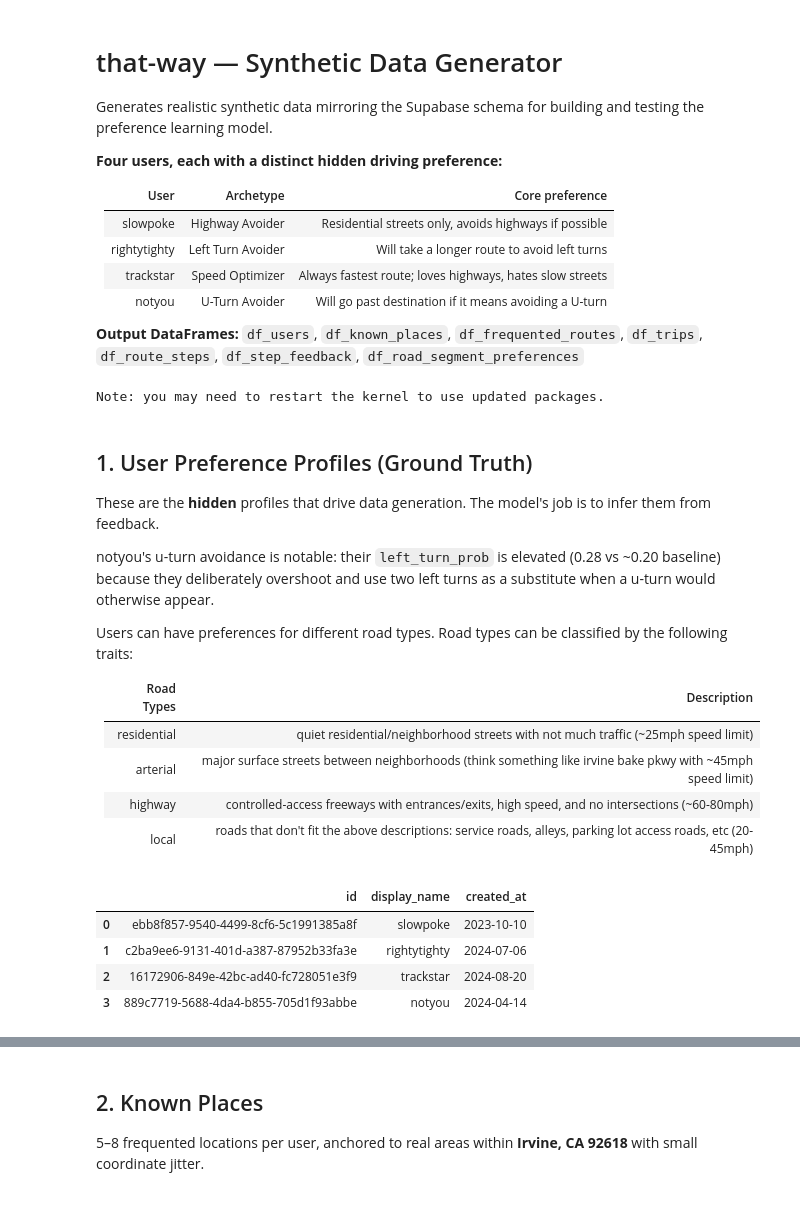
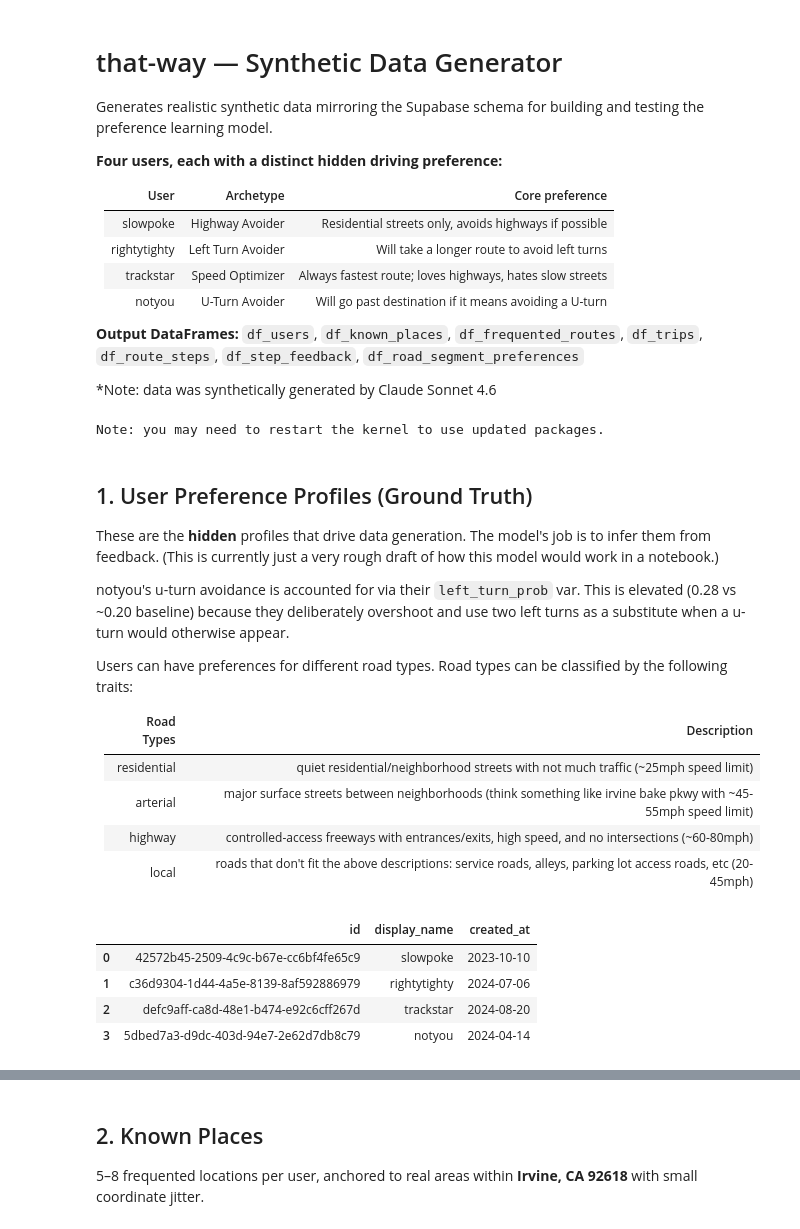
Before and after one commit to madeleinetwang/that-way, a Jupyter notebook: backend/notebooks/synthetic_data.ipynb, the cells around one changed output, grey strips where cells are left out. Saved outputs shown, nothing was run; the diff lists cells and outputs as text; code cells hidden in the pictures.

Commit message:
create synthetic data for model

```diff
--- a/backend/notebooks/synthetic_data.ipynb
+++ b/backend/notebooks/synthetic_data.ipynb
@@ -13,6 +13,8 @@ Generates realistic synthetic data mirroring the Supabase schema for building an
 | notyou | U-Turn Avoider | Will go past destination if it means avoiding a U-turn |
 
 **Output DataFrames:** `df_users`, `df_known_places`, `df_frequented_routes`, `df_trips`, `df_route_steps`, `df_step_feedback`, `df_road_segment_preferences`
+
+*Note: data was synthetically generated by Claude Sonnet 4.6
 # %%
 %pip install pandas numpy matplotlib seaborn scikit-learn --quiet
 # %% [output]
@@ -35,16 +37,16 @@ def uid():
 # %% [markdown]
 ## 1. User Preference Profiles (Ground Truth)
 
-These are the **hidden** profiles that drive data generation. The model's job is to infer them from feedback.
+These are the **hidden** profiles that drive data generation. The model's job is to infer them from feedback. (This is currently just a very rough draft of how this model would work in a notebook.)
 
-notyou's u-turn avoidance is notable: their `left_turn_prob` is elevated (0.28 vs ~0.20 baseline) because they deliberately overshoot and use two left turns as a substitute when a u-turn would otherwise appear.
+notyou's u-turn avoidance is accounted for via their `left_turn_prob` var. This is elevated (0.28 vs ~0.20 baseline) because they deliberately overshoot and use two left turns as a substitute when a u-turn would otherwise appear.
 
 Users can have preferences for different road types. Road types can be classified by the following traits:
 
 | Road Types | Description |
 |------|-----------|
 | residential | quiet residential/neighborhood streets with not much traffic (~25mph speed limit) |
-| arterial | major surface streets between neighborhoods (think something like irvine bake pkwy with ~45mph speed limit) |
+| arterial | major surface streets between neighborhoods (think something like irvine bake pkwy with ~45-55mph speed limit) |
 | highway | controlled-access freeways with entrances/exits, high speed, and no intersections (~60-80mph) |
 | local | roads that don't fit the above descriptions: service roads, alleys, parking lot access roads, etc (20-45mph) |
 # %%
@@ -52,21 +54,24 @@ PROFILES = {
     'slowpoke': {
         'display_name': 'slowpoke',
         'archetype': 'Highway Avoider',
-        'description': 'Prefers residential streets, avoids highways at all costs',
+        'description': 'Prefers residential streets, avoids highways if possible',
         'avoids_highways':    True,
         'avoids_left_turns':  False,
+        'avoids_right_turns': False,
         'avoids_u_turns':     False,
         'prefers_fastest':    False,
         'prefers_residential':True,
-        'highway_dislike_rate':     0.75,
+        'highway_dislike_rate':     0.85,
         'left_turn_dislike_rate':   0.12,
+        'right_turn_dislike_rate':  0.10,
         'uturn_dislike_rate':       0.10,
         'residential_like_rate':    0.30,
         'slow_road_dislike_rate':   0.05,
         'route_weights': {
-            'road_types':    {'residential': 0.55, 'arterial': 0.35, 'highway': 0.05, 'local': 0.05},
-            'left_turn_prob': 0.22,
-            'uturn_prob':     0.04,
+            'road_types':     {'residential': 0.55, 'arterial': 0.15, 'highway': 0.10, 'local': 0.20},
+            'left_turn_prob':  0.28,
+            'right_turn_prob': 0.28,
+            'uturn_prob':      0.04,
         },
     },
     'rightytighty': {
@@ -75,18 +80,21 @@ PROFILES = {
         'description': 'Will take longer routes to avoid left turns; fine with highways',
         'avoids_highways':    False,
         'avoids_left_turns':  True,
+        'avoids_right_turns': False,
         'avoids_u_turns':     False,
         'prefers_fastest':    False,
         'prefers_residential':False,
         'highway_dislike_rate':     0.08,
         'left_turn_dislike_rate':   0.72,
+        'right_turn_dislike_rate':  0.10,
         'uturn_dislike_rate':       0.10,
         'residential_like_rate':    0.08,
         'slow_road_dislike_rate':   0.10,
         'route_weights': {
-            'road_types':    {'residential': 0.20, 'arterial': 0.45, 'highway': 0.25, 'local': 0.10},
-            'left_turn_prob': 0.06,
-            'uturn_prob':     0.04,
+            'road_types':     {'residential': 0.20, 'arterial': 0.45, 'highway': 0.25, 'local': 0.10},
+            'left_turn_prob':  0.06,
+            'right_turn_prob': 0.32,
+            'uturn_prob':      0.04,
         },
     },
     'trackstar': {
@@ -95,55 +103,64 @@ PROFILES = {
         'description': 'Always fastest route; embraces highways, dislikes slow streets',
         'avoids_highways':    False,
         'avoids_left_turns':  False,
+        'avoids_right_turns': False,
         'avoids_u_turns':     False,
         'prefers_fastest':    True,
         'prefers_residential':False,
         'highway_dislike_rate':     0.04,
         'left_turn_dislike_rate':   0.12,
+        'right_turn_dislike_rate':  0.10,
         'uturn_dislike_rate':       0.10,
         'residential_like_rate':    0.04,
         'slow_road_dislike_rate':   0.68,
         'route_weights': {
-            'road_types':    {'residential': 0.08, 'arterial': 0.28, 'highway': 0.50, 'local': 0.14},
-            'left_turn_prob': 0.20,
-            'uturn_prob':     0.04,
+            'road_types':     {'residential': 0.08, 'arterial': 0.28, 'highway': 0.50, 'local': 0.14},
+            'left_turn_prob':  0.20,
+            'right_turn_prob': 0.25,
+            'uturn_prob':      0.04,
         },
     },
     'notyou': {
         'display_name': 'notyou',
         'archetype': 'U-Turn Avoider',
         'description': 'Will overshoot and take two left turns rather than make a U-turn',
         'avoids_highways':    False,
         'avoids_left_turns':  False,
+        'avoids_right_turns': False,
         'avoids_u_turns':     True,
         'prefers_fastest':    False,
         'prefers_residential':False,
         'highway_dislike_rate':     0.08,
         'left_turn_dislike_rate':   0.10,
+        'right_turn_dislike_rate':  0.10,
         'uturn_dislike_rate':       0.85,
         'residential_like_rate':    0.08,
         'slow_road_dislike_rate':   0.08,
         'route_weights': {
-            'road_types':    {'residential': 0.30, 'arterial': 0.45, 'highway': 0.15, 'local': 0.10},
-            'left_turn_prob': 0.28,
-            'uturn_prob':     0.01,
+            'road_types':     {'residential': 0.30, 'arterial': 0.45, 'highway': 0.15, 'local': 0.10},
+            'left_turn_prob':  0.28,
+            'right_turn_prob': 0.26,
+            'uturn_prob':      0.01,
         },
     },
 }
 
 users_data = [
     {'id': uid(), 'key': k,
      'created_at': START_DATE - timedelta(days=random.randint(30, 365)),
      'display_name': v['display_name']}
     for k, v in PROFILES.items()
 ]
 df_users = pd.DataFrame(users_data)
 user_id_map = dict(zip(df_users['key'], df_users['id']))
 
+
+
+
 df_users[['id', 'display_name', 'created_at']]
 # %% [output]
 |  | id | display_name | created_at |
-| 0 | ebb8f857-9540-4499-8cf6-5c1991385a8f | slowpoke | 2023-10-10 |
-| 1 | c2ba9ee6-9131-401d-a387-87952b33fa3e | rightytighty | 2024-07-06 |
-| 2 | 16172906-849e-42bc-ad40-fc728051e3f9 | trackstar | 2024-08-20 |
-| 3 | 889c7719-5688-4da4-b855-705d1f93abbe | notyou | 2024-04-14 |
+| 0 | 42572b45-2509-4c9c-b67e-cc6bf4fe65c9 | slowpoke | 2023-10-10 |
+| 1 | c36d9304-1d44-4a5e-8139-8af592886979 | rightytighty | 2024-07-06 |
+| 2 | defc9aff-ca8d-48e1-b474-e92c6cff267d | trackstar | 2024-08-20 |
+| 3 | 5dbed7a3-d9dc-403d-94e7-2e62d7db8c79 | notyou | 2024-04-14 |
```
Also changed, not shown: parts of 10 cells of this notebook.
